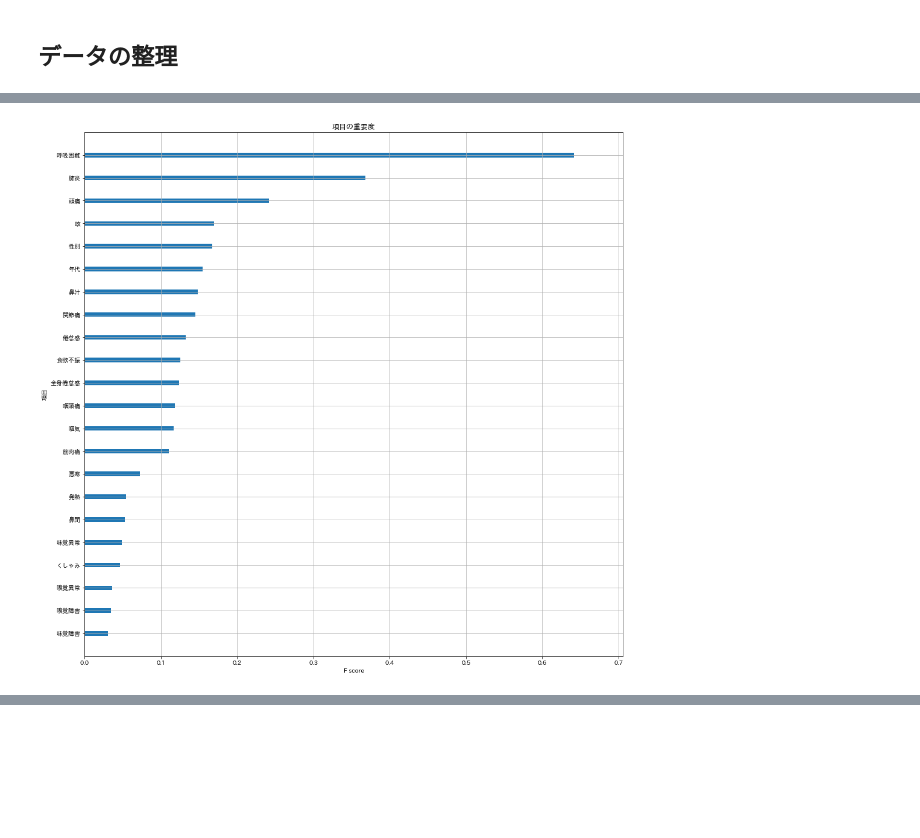
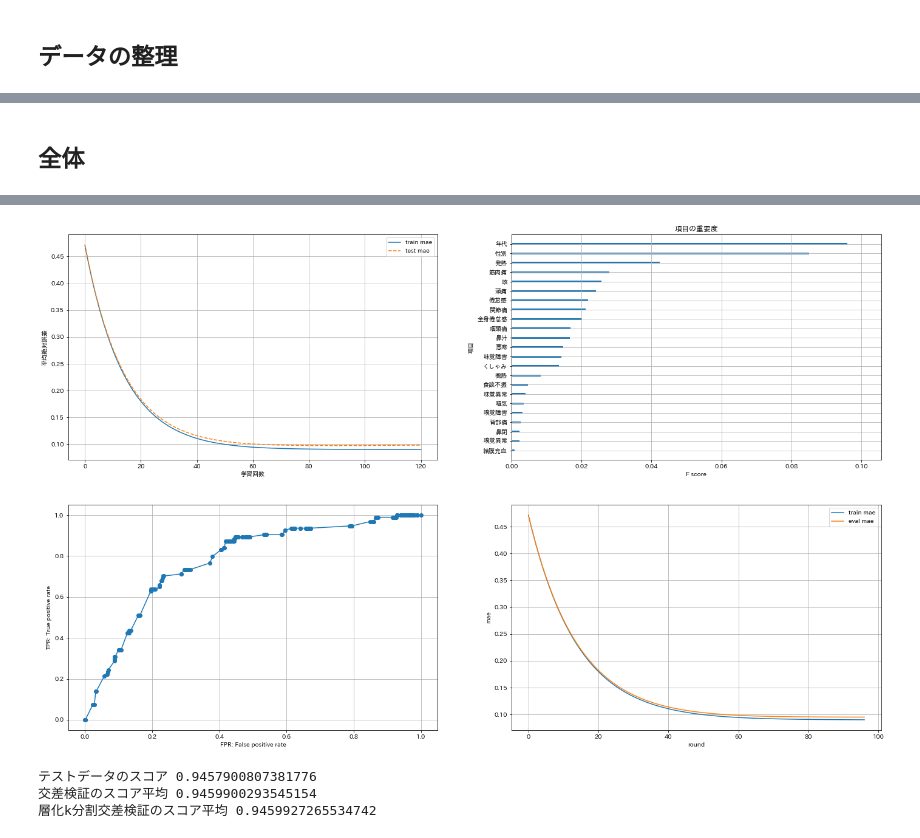
Before and after one commit to ostk0069/COVID-19-Basic-Analysis, a Jupyter notebook: signate_covid19_case_data.ipynb, the cells around one changed output, grey strips where cells are left out. Cells and saved outputs as stored; diff of their text form; code cells hidden in the pictures; blank space fills up the shorter version.

```diff
--- a/signate_covid19_case_data.ipynb
+++ b/signate_covid19_case_data.ipynb
@@ -547,10 +380,0 @@ df_new_kanagawa = df_new[df_new["都道府県コード"] == 14]
-# %%
-df_train, df_test = train_test_split(df_new_kanagawa, test_size=0.3, random_state=0)
-
-y_train = df_train['ステータス']
-y_test = df_test['ステータス']
-x_train = df_train.drop(['ステータス'], axis=1)
-x_test = df_test.drop(['ステータス'], axis=1)
-
-dtrain = xgb.DMatrix(x_train, label=y_train)
-dtest = xgb.DMatrix(x_test, label=y_test)
@@ -620,10 +380,0 @@ df_new_hokkaido = df_new[df_new["都道府県コード"] == 1]
-# %%
-df_train, df_test = train_test_split(df_new_hokkaido, test_size=0.3, random_state=0)
-
-y_train = df_train['ステータス']
-y_test = df_test['ステータス']
-x_train = df_train.drop(['ステータス'], axis=1)
-x_test = df_test.drop(['ステータス'], axis=1)
-
-dtrain = xgb.DMatrix(x_train, label=y_train)
-dtest = xgb.DMatrix(x_test, label=y_test)
@@ -681,8 +381,21 @@ plt.show()
-# %%
-_, ax = plt.subplots(figsize=(16, 16))
-xgb.plot_importance(model, ax=ax,  importance_type='gain', title='項目の重要度',show_values=False)
-plt.ylabel("項目")
-plt.savefig('kodate_feature.png')
-plt.show()
-# %% [output]
-[figure, removed]
+# %%
+params1 = {
+    'n_estimators': 5000,
+    'max_depth': 7,
+    'objective':'reg:linear',
+    'min_child_weight': 4,
+    'eta': 0.07,
+    'eval_metric': 'mae',
+}
+
+params2 = {
+    'n_estimators': 5000,
+    'max_depth': 7,
+    'objective':'reg:linear',
+    'min_child_weight': 4,
+    'eta': 0.07,
+    'eval_metric': 'auc',
+}
+
+kfold = KFold(n_splits=3)
+stratifiedkfold = StratifiedKFold(n_splits=3)
@@ -688,0 +485,6 @@ plt.show()
+# %% [markdown]
+## 全体
+# %%
+# 都道府県の項目は外す
+plot_xgboost_result(df_new)
+# %% [output]
@@ -688,0 +503,8 @@ plt.show()
+[figure, added]
+# %%
+warnings.filterwarnings('ignore')
+cross_validation(df_new)
+# %% [output]
+テストデータのスコア 0.9457900807381776
+交差検証のスコア平均 0.9459900293545154
+層化k分割交差検証のスコア平均 0.9459927265534742
```
Also changed, not shown: parts of 70 cells of this notebook.
